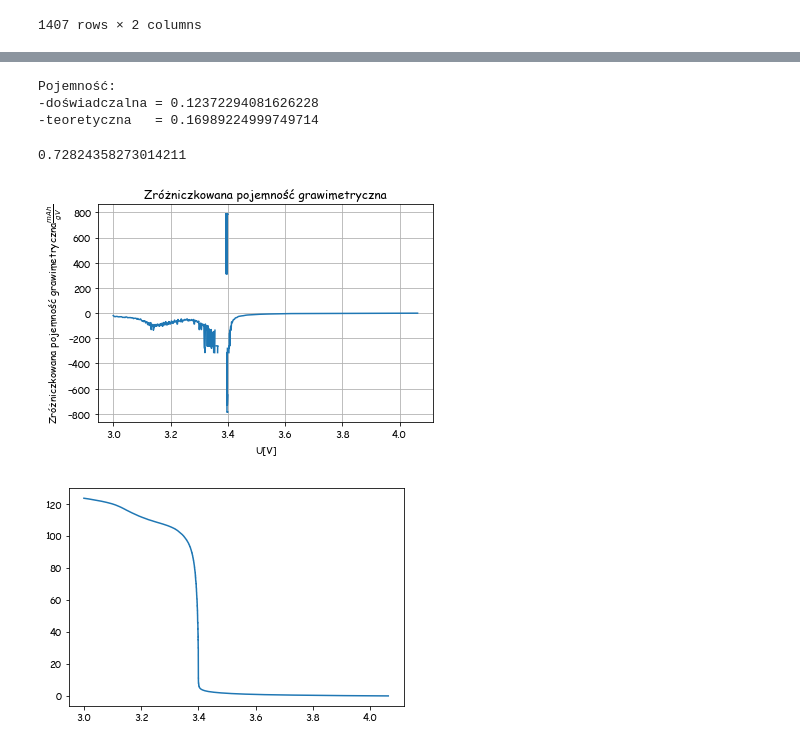
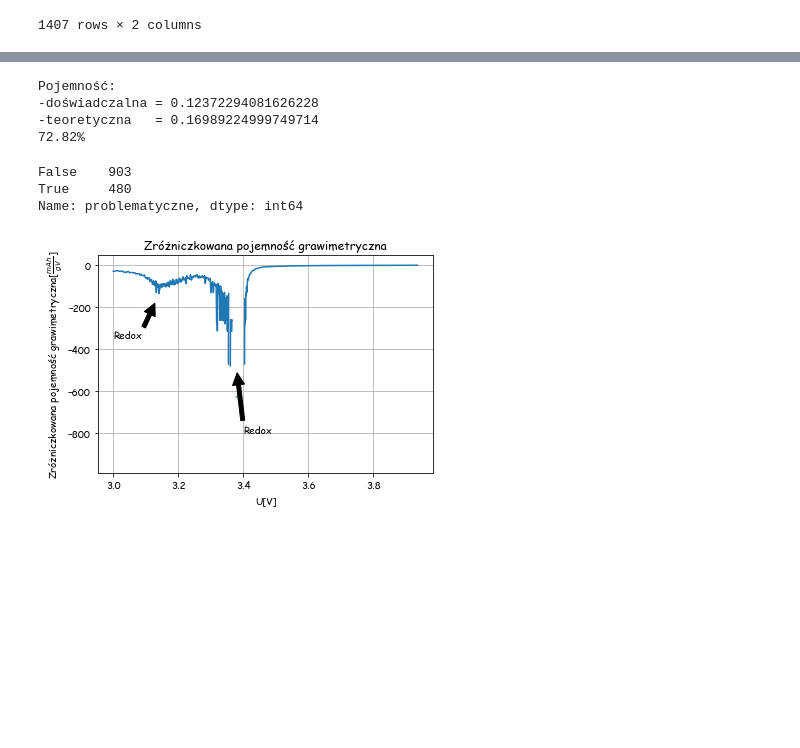
Before and after one commit to MarikinPaulina/WDFCS, a Jupyter notebook: Projekt/Lion.ipynb, the cells around one changed output, grey strips where cells are left out. Drawn from its saved outputs; the diff is of its cells as text; code cells hidden in the pictures; blank space fills up the shorter version.

```diff
--- a/Projekt/Lion.ipynb
+++ b/Projekt/Lion.ipynb
@@ -41,0 +67,4 @@ pojemnosc = I*dane['t[s]']/m/3600
+# %%
+dane['pojemnosc_smooth'] = pd.rolling_mean(dane['pojemnosc'], 25)
+dane.dropna(inplace=True)
+# dane.sort_values('U[V]', inplace=True)
@@ -53,6 +83,6 @@ plt.xlim(0,2)
 # %%
 #Pojemność grawimetryczna
-pojemnosc_doswiadczalna = np.max(pojemnosc)*1e-3
+pojemnosc_doswiadczalna = dane['pojemnosc'].max()*1e-3
 e = constants.e.value
 N_A = constants.N_A.value
 M_Li = 6.941
@@ -65,9 +95,20 @@ pojemnosc_teoretyczna = Q/3600
 print('Pojemność:')
 print(f'-doświadczalna = {pojemnosc_doswiadczalna}')
 print(f'-teoretyczna   = {pojemnosc_teoretyczna}')
-pojemnosc_doswiadczalna/pojemnosc_teoretyczna
+print(f'{pojemnosc_doswiadczalna/pojemnosc_teoretyczna*100:.2f}%')
 # %% [output]
 Pojemność:
 -doświadczalna = 0.12372294081626228
 -teoretyczna   = 0.16989224999749714
+72.82%
-0.72824358273014211
+# %%
+dane['problematyczne'] = np.gradient(dane['U[V]']) == 0
+dane['problematyczne'].value_counts()
+# %% [output]
+False    903
+True     480
+Name: problematyczne, dtype: int64
+# %%
+dane.sort_values('U[V]', inplace=True)
+# %%
+dane = dane.loc[dane['problematyczne'] == False]
@@ -74,15 +117,20 @@ Pojemność:
 # %%
-plt.plot(dane['U[V]'],np.gradient(pojemnosc,dane['U[V]']))
-np.unique(dane['U[V]']).shape
-dane['U[V]'].shape
+# rozniczka_bez_szumu = np.polyval(np.polyfit(U, pochodna, 7), U)
+# plt.plot(dane['U[V]'],np.gradient(dane['pojemnosc'], dane['U[V]']), alpha=1)
+plt.plot(dane['U[V]'],np.gradient(dane['pojemnosc_smooth'], dane['U[V]']), alpha=1)
+# plt.plot(dane['U[V]'],np.gradient(smooth2, dane['U[V]']), alpha=0.5)
+# np.unique(dane['U[V]']).shape
+# dane['U[V]'].shape
 plt.title('Zróżniczkowana pojemność grawimetryczna')
 plt.xlabel('U[V]')
-plt.ylabel(r'Zróżniczkowana pojemność grawimetryczna$\frac{mAh}{gV}$')
+plt.ylabel(r'Zróżniczkowana pojemność grawimetryczna[$\frac{mAh}{gV}$]')
 plt.grid()
+plt.annotate('Redox',(3.13,-175),xytext=(3,-350),arrowprops=dict(facecolor='black', shrink=0.05))
+plt.annotate('Redox',(3.38,-500),xytext=(3.4,-800),arrowprops=dict(facecolor='black', shrink=0.05))
+# plt.xlim(3.1,3.2)
 plt.savefig('rozniczka.png')
 plt.show()
-plt.plot(dane['U[V]'],pojemnosc,label='dane')
-plt.savefig('odwrocony.png')
+# plt.plot(dane['U[V]'],dane['pojemnosc'],label='dane')
+# plt.savefig('odwrocony.png')
 # %% [output]
-[figure, old version]
+[figure, new version]
-[figure, removed]
```
Also changed, not shown: parts of 6 cells of this notebook, 6 other files.
